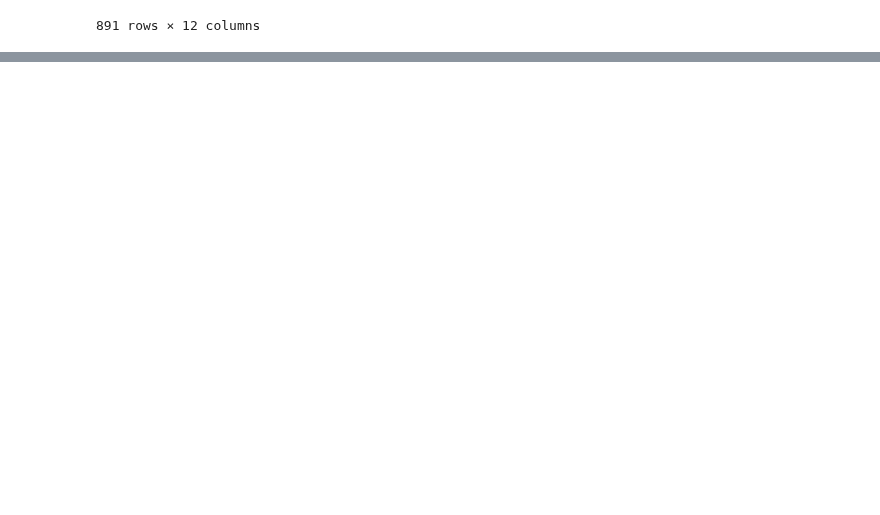
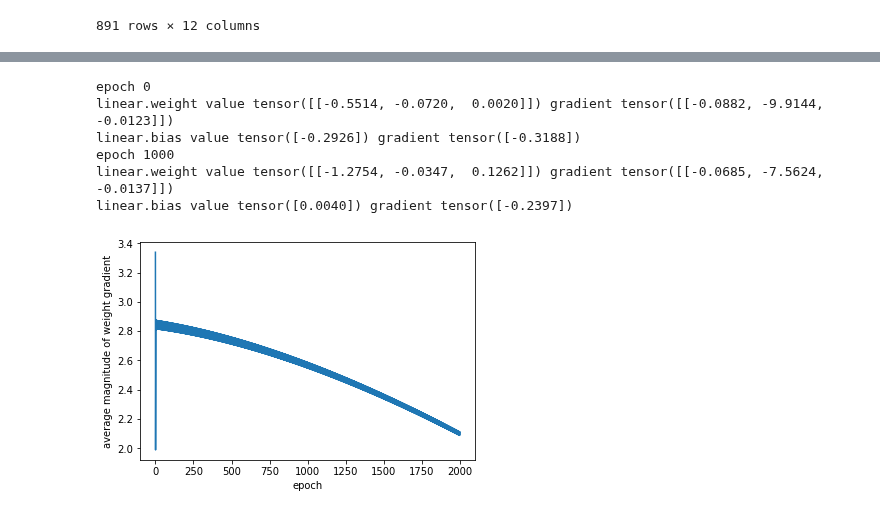
Before and after one commit to mlfa19/assignments, a Jupyter notebook: Module 1/07/Assignment_07_Companion_Pytorch_Titanic.ipynb, the cells around one changed output, grey strips where cells are left out. Saved outputs shown, nothing was run; the diff lists cells and outputs as text; code cells hidden in the pictures; blank space fills up the shorter version.

```diff
--- a/Module 1/07/Assignment_07_Companion_Pytorch_Titanic.ipynb
+++ b/Module 1/07/Assignment_07_Companion_Pytorch_Titanic.ipynb
@@ -34,5 +50,8 @@ To: /content/titanic_train.csv
 # this would not be a good thing to do if we were trying to evalutate the
 # performance of a model.
 df_filtered = df[['Age', 'Sex', 'Survived']].dropna()
-experiment_1_data = pd.concat((pd.get_dummies(df_filtered['Sex'], drop_first=True), df_filtered['Age']), axis=1)
+is_young_male = ((df_filtered['Sex'] == 'male') & (df_filtered['Age'] < 5)).astype(int)
+is_young_male.name = 'is_young_male'
+experiment_1_data = pd.concat((pd.get_dummies(df_filtered['Sex'], drop_first=True), df_filtered['Age'], is_young_male), axis=1)
 experiment_1_outputs = df_filtered['Survived']
+experiment_1_data
@@ -49,12 +103,17 @@ intercept [1.27727321]
 # %%
 from torch import nn
 import torch
+from torch.autograd import Variable
 
-class LogisticRegressionPT(nn.Module):
+class LogisticRegressionPytorch(nn.Module):
     def __init__(self):
-        super(LogisticRegressionPT, self).__init__()
-        self.linear = nn.Linear(2,1)
+        super(LogisticRegressionPytorch, self).__init__()
+        self.linear = nn.Linear(3,1)
 
     def forward(self, X):
+        """ Propagate data through the network.
+
+            This model first applies the linear layer and then a sigmoid
+        """
         X = self.linear(X)
         return torch.sigmoid(X)
@@ -60,0 +163,41 @@ class LogisticRegressionPT(nn.Module):
+# %%
+model_pytorch = LogisticRegressionPytorch()
+model_pytorch.train()
+optimizer = torch.optim.SGD(model_pytorch.parameters(), lr=0.01)
+criterion = torch.nn.BCELoss()
+grad_magnitudes = []
+
+X_data = Variable(torch.Tensor(np.array(experiment_1_data)))
+y_data = Variable(torch.Tensor(np.array(experiment_1_outputs)))
+for epoch in range(2000):
+    optimizer.zero_grad()
+    # Forward pass
+    y_pred = model_pytorch(X_data)
+    # Compute Loss
+    loss = criterion(y_pred, y_data)
+    # Backward pass
+    loss.backward()
+    for name, param in model_pytorch.named_parameters():
+        if name == 'linear.weight':
+            grad_magnitudes.append(np.abs(param.grad.numpy()).mean())
+
+    if epoch % 1000 == 0:
+        print("epoch", epoch)
+        for name, param in model_pytorch.named_parameters():
+            print(name, "value", param.data, "gradient", param.grad)
+    optimizer.step()
+
+import matplotlib.pyplot as plt
+%matplotlib inline
+plt.plot(grad_magnitudes)
+plt.xlabel('epoch')
+plt.ylabel('average magnitude of weight gradient')
+plt.show()
+# %% [output]
+epoch 0
+linear.weight value tensor([[-0.5514, -0.0720,  0.0020]]) gradient tensor([[-0.0882, -9.9144, -0.0123]])
+linear.bias value tensor([-0.2926]) gradient tensor([-0.3188])
+epoch 1000
+linear.weight value tensor([[-1.2754, -0.0347,  0.1262]]) gradient tensor([[-0.0685, -7.5624, -0.0137]])
+linear.bias value tensor([0.0040]) gradient tensor([-0.2397])
+[figure, added]
```
Also changed, not shown: parts of 27 cells of this notebook.
